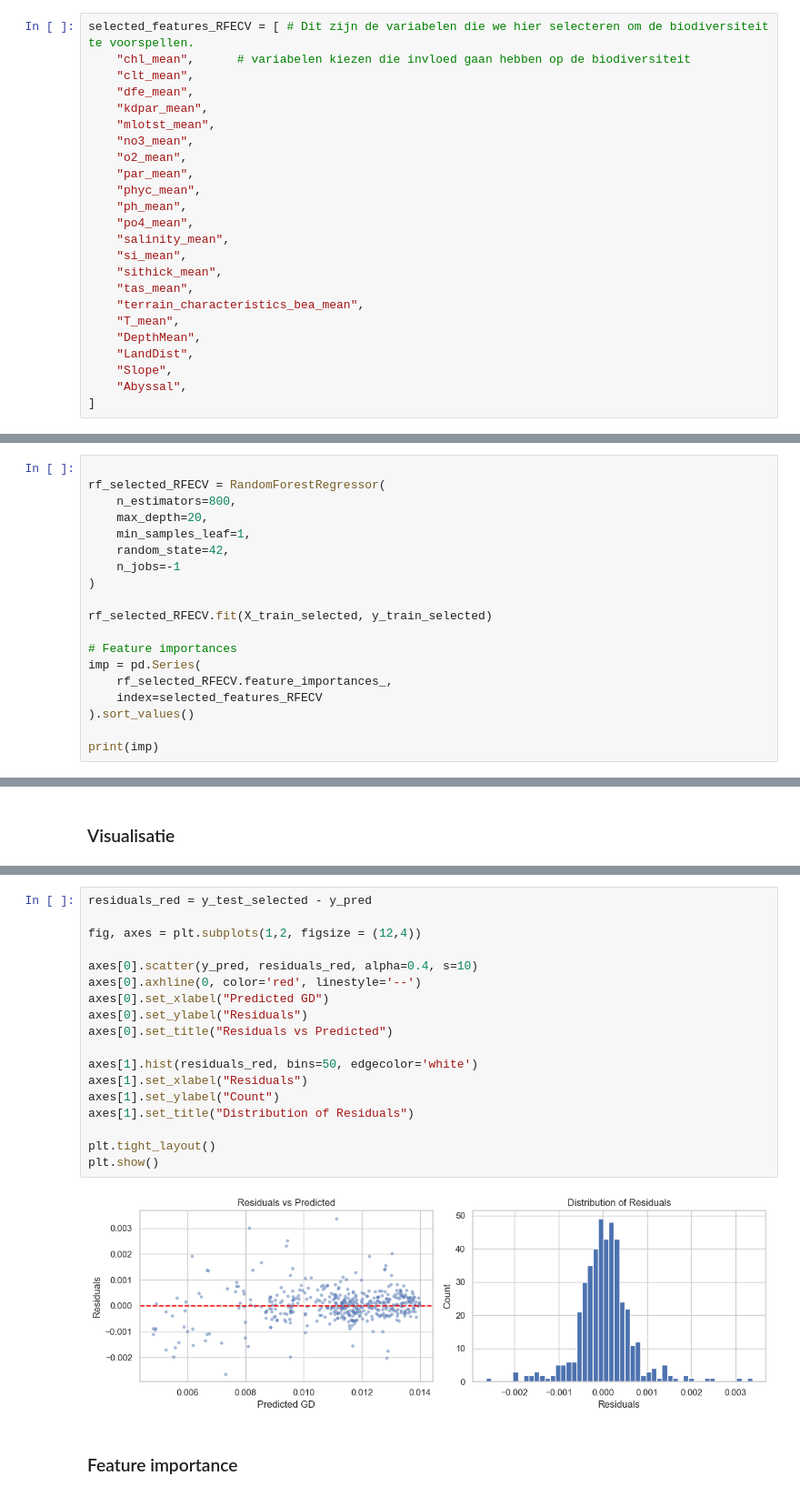
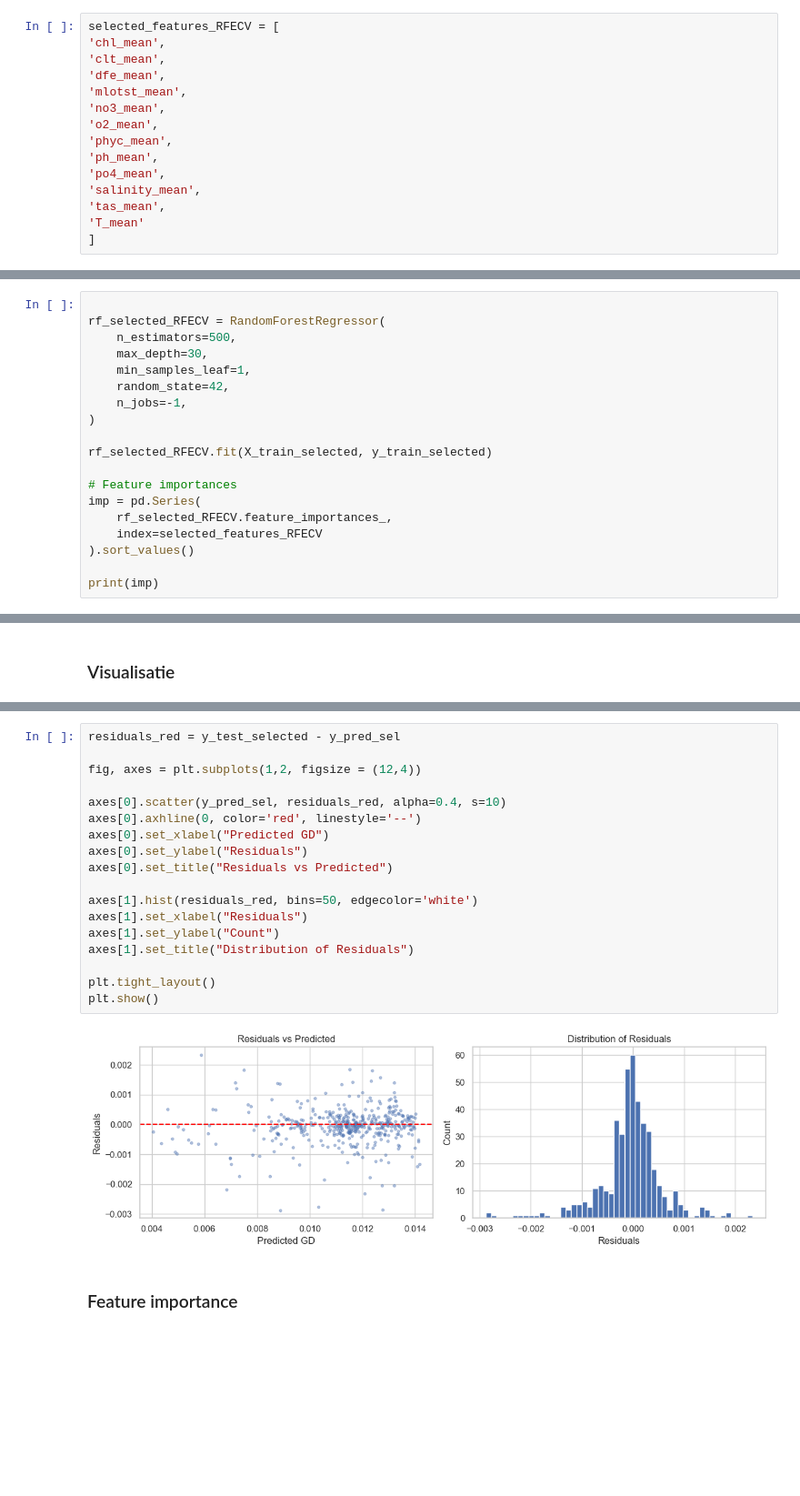
Before and after one commit to KatoMonteyne/Bachelorproef, a Jupyter notebook: Model GD copy.ipynb, the cells around one changed output, grey strips where cells are left out. Shown at 91% size. Drawn from its saved outputs; the diff is of its cells as text; blank space fills up the shorter version.

```diff
--- a/Model GD copy.ipynb
+++ b/Model GD copy.ipynb
@@ -605,28 +634,19 @@ print("Selected features:", list(selected_features_RFECV))
 # %% [markdown]
 ### Dataset met geselecteerde features
 # %%
-selected_features_RFECV = [ # Dit zijn de variabelen die we hier selecteren om de biodiversiteit te voorspellen.
-    "chl_mean",      # variabelen kiezen die invloed gaan hebben op de biodiversiteit
-    "clt_mean",
-    "dfe_mean",
-    "kdpar_mean",
-    "mlotst_mean",
-    "no3_mean",
-    "o2_mean",
-    "par_mean",
-    "phyc_mean",
-    "ph_mean",
-    "po4_mean",
-    "salinity_mean",
-    "si_mean",
-    "sithick_mean",
-    "tas_mean",
-    "terrain_characteristics_bea_mean",
-    "T_mean",
-    "DepthMean",
-    "LandDist",
-    "Slope",
-    "Abyssal",
+selected_features_RFECV = [
+'chl_mean',
+'clt_mean',
+'dfe_mean',
+'mlotst_mean',
+'no3_mean',
+'o2_mean',
+'phyc_mean',
+'ph_mean',
+'po4_mean',
+'salinity_mean',
+'tas_mean',
+'T_mean'
 ]
 # %% [markdown]
 ### Data splitten in training en test set
@@ -648,11 +668,11 @@ Test set: 441
 # %%
 
 rf_selected_RFECV = RandomForestRegressor(
-    n_estimators=800,
-    max_depth=20,
+    n_estimators=500,
+    max_depth=30,
     min_samples_leaf=1,
     random_state=42,
-    n_jobs=-1
+    n_jobs=-1,
 )
 
 rf_selected_RFECV.fit(X_train_selected, y_train_selected)
@@ -743,23 +774,23 @@ plt.show()
 # %%
-residuals_red = y_test_selected - y_pred
+residuals_red = y_test_selected - y_pred_sel
 
 fig, axes = plt.subplots(1,2, figsize = (12,4))
 
-axes[0].scatter(y_pred, residuals_red, alpha=0.4, s=10)
+axes[0].scatter(y_pred_sel, residuals_red, alpha=0.4, s=10)
 axes[0].axhline(0, color='red', linestyle='--')
 axes[0].set_xlabel("Predicted GD")
 axes[0].set_ylabel("Residuals")
 axes[0].set_title("Residuals vs Predicted")
 
 axes[1].hist(residuals_red, bins=50, edgecolor='white')
 axes[1].set_xlabel("Residuals")
 axes[1].set_ylabel("Count")
 axes[1].set_title("Distribution of Residuals")
 
 plt.tight_layout()
 plt.show()
 # %% [output]
-[figure, old version]
+[figure, new version]
 # %% [markdown]
 ### Feature importance
 # %%
```
Also changed, not shown: parts of 25 cells of this notebook, 1 other file.
